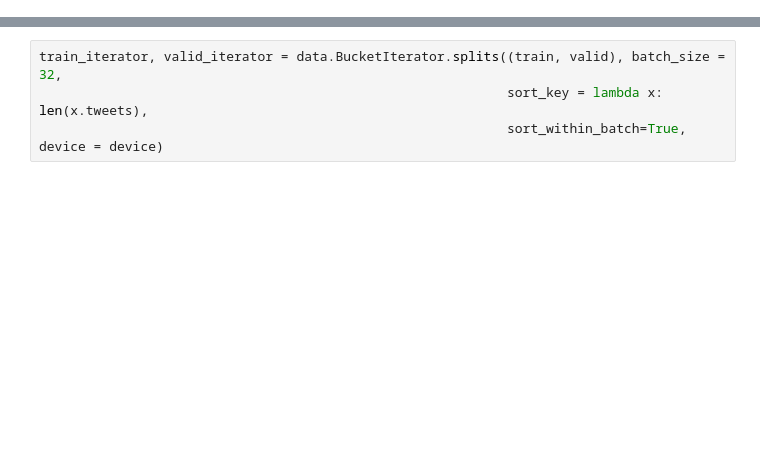
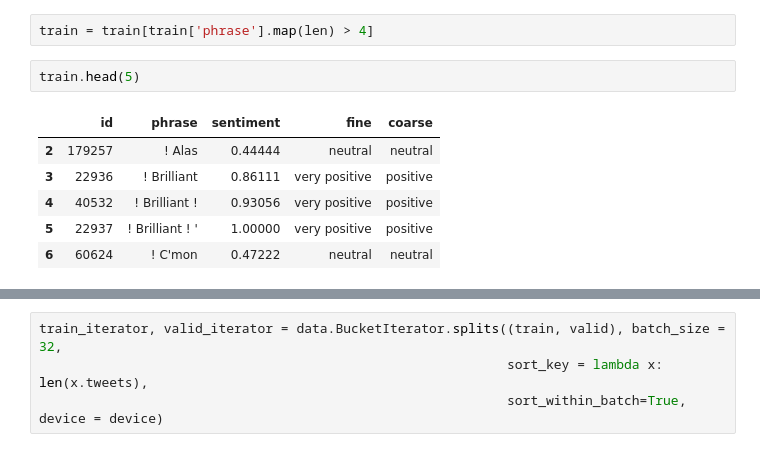
Before and after one commit to nikshrimali/TSAI_END, a Jupyter notebook: S7_HandsOn/Sentiment_Analysis_LSTM_RNN.ipynb, the cells around one changed output, grey strips where cells are left out. Cells and saved outputs as stored; diff of their text form; blank space fills up the shorter version.

```diff
--- a/S7_HandsOn/Sentiment_Analysis_LSTM_RNN.ipynb
+++ b/S7_HandsOn/Sentiment_Analysis_LSTM_RNN.ipynb
@@ -107,0 +162,11 @@ device = torch.device("cuda" if torch.cuda.is_available() else "cpu")
+# %%
+train = train[train['phrase'].map(len) > 4]
+# %%
+train.head(5)
+# %% [output]
+|  | id | phrase | sentiment | fine | coarse |
+| 2 | 179257 | ! Alas | 0.44444 | neutral | neutral |
+| 3 | 22936 | ! Brilliant | 0.86111 | very positive | positive |
+| 4 | 40532 | ! Brilliant ! | 0.93056 | very positive | positive |
+| 5 | 22937 | ! Brilliant ! ' | 1.00000 | very positive | positive |
+| 6 | 60624 | ! C'mon | 0.47222 | neutral | neutral |
```
Also changed, not shown: parts of 82 cells of this notebook.
